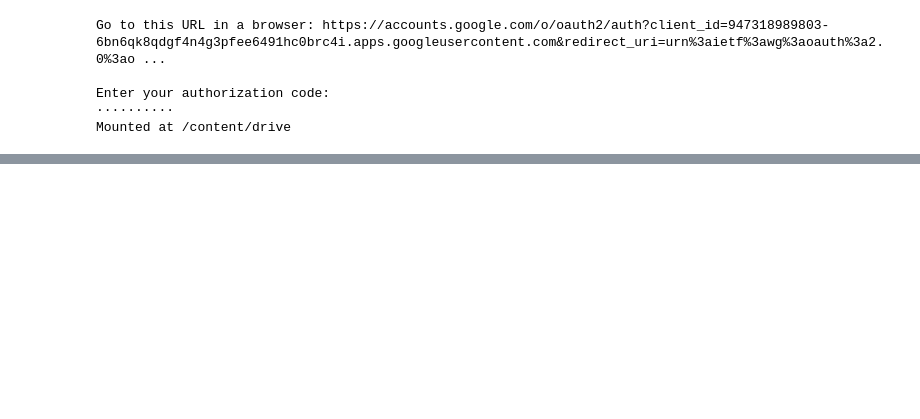
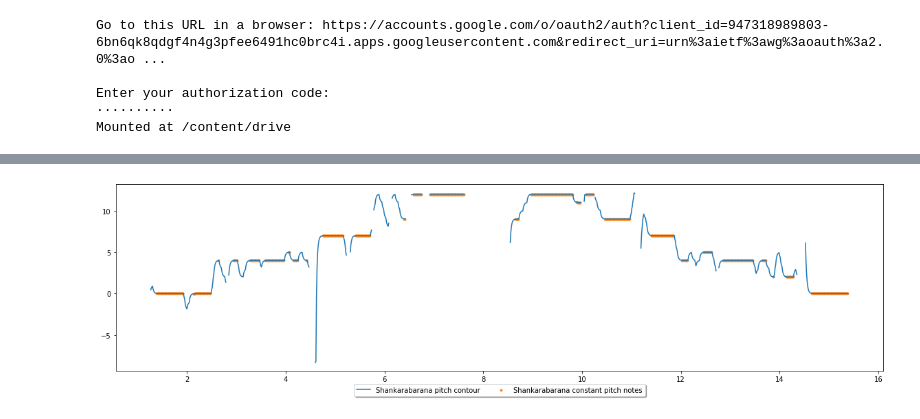
Before and after one commit to Kodhandarama/Audio_Analysis, a Jupyter notebook: pitch_contour.ipynb, the cells around one changed output, grey strips where cells are left out. Drawn from its saved outputs; the diff is of its cells as text; code cells hidden in the pictures; blank space fills up the shorter version.

Commit message:
Added comments; Improved constant pitch notes algorithm

```diff
--- a/pitch_contour.ipynb
+++ b/pitch_contour.ipynb
@@ -21,23 +23,28 @@ plt.rcParams['figure.figsize'] = [20,15]
 freq_cqt = librosa.cqt_frequencies(90, fmin=32)
 # %%
-#defining the class
-#each object of this class is an audio clip that is to be analysed
+# defining the class
+# each object of this class is an audio clip that is to be analysed
 class Audio:
   def __init__(self, path, sr=None, duration = None):
-
+    # loading the audio file
     self.x, self.sr1 = librosa.load(path= path, sr=sr,duration=duration)
 
+    # bandpass filter with cutoff [110,500] to remove harmonics
     nyq_rate = self.sr1 / 2.0
     width = 5.0/nyq_rate
     N, beta = kaiserord(60.0, width)
     taps = firwin(N, [i/nyq_rate for i in [110.0, 500.0]], window=('kaiser', beta),pass_zero=False)
+    self.x = lfilter(taps, 1.0, self.x)
 
-    self.x = lfilter(taps, 1.0, self.x)
+    # getting the information of time from number of frames and number of samples
     self.time = librosa.samples_to_time(np.arange(0,len(librosa.frames_to_time(self.x,sr=self.sr1)),512))/2
-
+    # calling necessary functions for processing
     self.spectrogram()
     self.pitch_contour()
+    self.constant_pitch()
 
+  #c omputer the spectrum of the audio file
+  # uses cqt
   def spectrogram(self,plot = False):
     cqt = librosa.cqt(self.x,sr=self.sr1)
     self.logC = librosa.amplitude_to_db(np.abs(cqt),ref = np.max)
@@ -51,7 +58,9 @@ class Audio:
     if plot:
       librosa.display.specshow(self.logC, sr=self.sr1, x_axis='time',y_axis = 'log')
   """
-  def low_pass_digital(self,S, dt = 70, ts = 50): #parameters have to be verified
+
+  # lowpass filter for the frequencies
+  def low_pass_digital(self,S, dt = 70, ts = 50): # parameters have to be verified
     low = []
     alpha = dt/(int(dt)+ts)
     low.append((1-alpha)*S[0])
@@ -59,28 +68,42 @@ class Audio:
       g = (1-alpha)*S[i] + alpha*low[i-1]
       low.append(g)
     return low
+
+  # computing pitch contour
   def pitch_contour(self):
     pitch = []
     i,j = self.logC.shape
     step = np.ones(j)
+
+    # checking the maximum power component along the coloumn of the spectogram
+    # and storing the index of the same which is then mapped into its corresponding frequencies
     for k in range(0,j):
       temp = np.where(self.logC[:,k]==np.amax(self.logC[:,k]))
       pitch.append(temp[0][0])
+      # removing spectral cavity
       if np.amax(self.logC[:,k]) < -15:
         step[k] = np.nan
+
     pitch = [ freq_cqt[i] for i in pitch]
     pitch = self.low_pass_digital(pitch)
     self.pitch = [a*b for a,b in zip(pitch,step)]
+  #
   def constant_pitch(self):
+    # normalised pitch by 12*log(to the base 2) (f[i]/f0)
+    # where f0 is the tonic
     self.normalised_pitch=[]
     for i in self.pitch:
       self.normalised_pitch.append((12*np.log2(i/191.782)))
+
+    # calculating the 1st order difference
     self.diff_n = np.diff(self.normalised_pitch)
+
     k=[]
-    for i in range(len(diff_n)):
-      if(self.diff_n[i]<0.01 and self.diff_n[i]>-0.1):
+    for i in range(len(self.diff_n)):
+      # constant note when the slope(of the pitch contour) is within the thershold i.e, delta =
+      if(self.diff_n[i]<0.01 and self.diff_n[i]>-0.01):
         k.append((self.normalised_pitch[i],self.time[i]))
     k = np.array(k)
     self.constant_pitch_notes,self.constant_pitch_time = k.T
 # %%
-surabhi = Audio('/content/drive/My Drive/Projects/AA/Music dataset/Raga_Surabhi_3.wav')
+shankarabarana = Audio('/content/drive/My Drive/Projects/AA/Music dataset/Raga_Surabhi_3.wav')
@@ -95,0 +110,8 @@ plt.scatter(surabhi.constant_pitch_time,surabhi.constant_pitch_notes,c = '#ff7f0
+# %%
+fig, ax = plt.subplots()
+ax.plot(shankarabarana.time,shankarabarana.normalised_pitch,label = 'Shankarabarana pitch contour')
+ax.scatter(shankarabarana.constant_pitch_time,shankarabarana.constant_pitch_notes,s=8,c = '#ff7f0e',label = 'Shankarabarana constant pitch notes')
+ax.legend(loc='upper center', bbox_to_anchor=(0.5, -0.05), shadow=True, ncol=2)
+plt.show()
+# %% [output]
+[figure, added]
```
Also changed, not shown: parts of 6 cells of this notebook.
